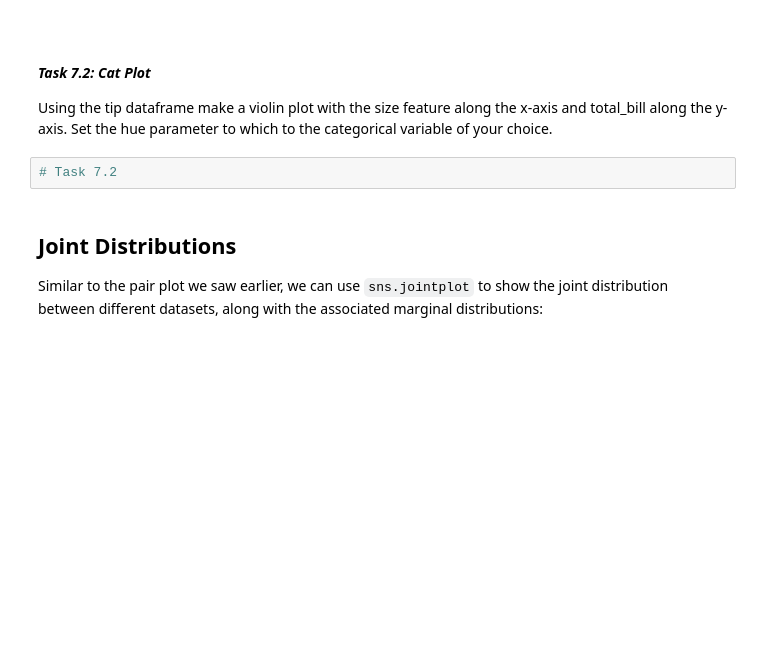
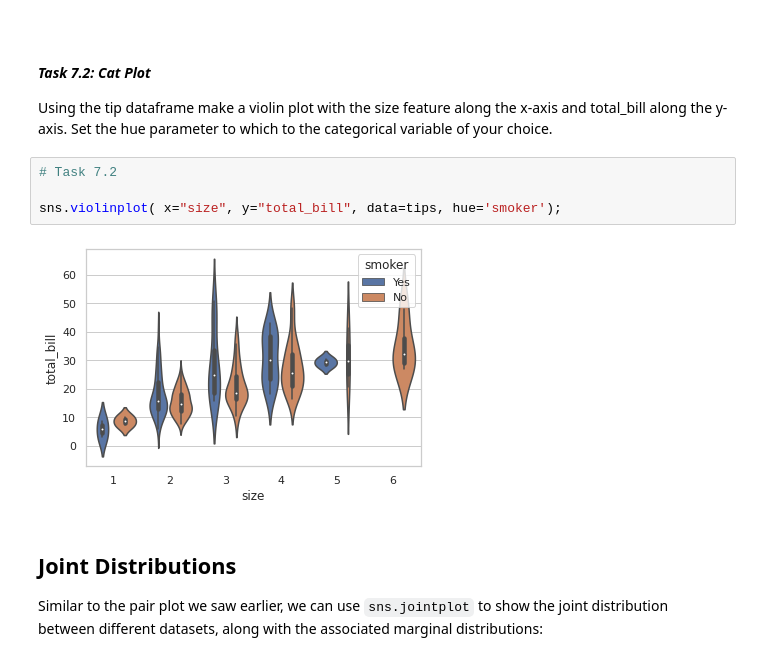
Before and after one commit to herrinca/Python_Intro_Workshop, a Jupyter notebook: 7_Seaborn.ipynb, the cells around one changed output. Saved outputs shown, nothing was run; the diff lists cells and outputs as text; blank space fills up the shorter version.

```diff
--- a/7_Seaborn.ipynb
+++ b/7_Seaborn.ipynb
@@ -126,6 +166,10 @@ sns.violinplot( x="day", y="tip", data=tips, hue='sex');
 Using the tip dataframe make a violin plot with the size feature along the x-axis and total_bill along the y-axis. Set the hue parameter to which to the categorical variable of your choice.
 # %%
 # Task 7.2
+
+sns.violinplot( x="size", y="total_bill", data=tips, hue='smoker');
+# %% [output]
+[figure, added]
 # %% [markdown]
 ## **Joint Distributions**
 
```
Also changed, not shown: parts of 21 cells of this notebook, 11 other files.
